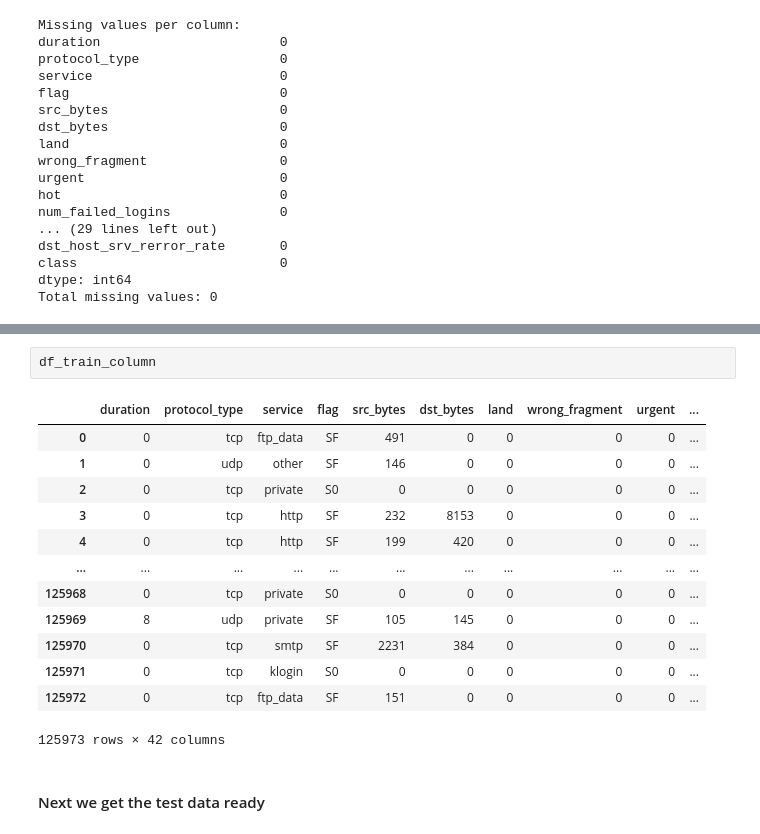
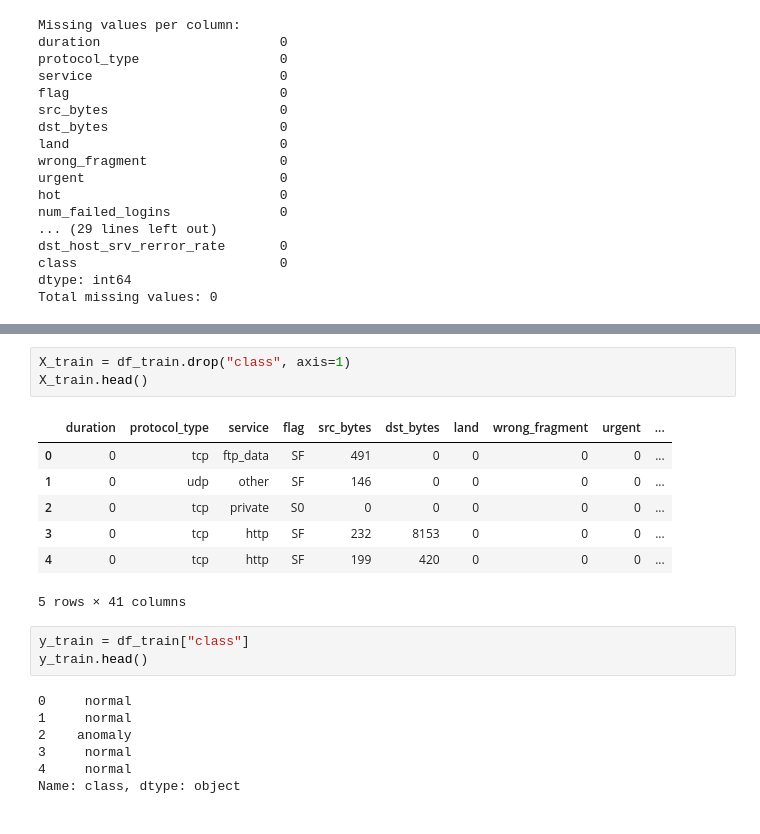
Before and after one commit to Sanjay617/security_ML, a Jupyter notebook: security-ML.ipynb, the cells around one changed output, grey strips where cells are left out. Cells and saved outputs as stored; diff of their text form.

```diff
--- a/security-ML.ipynb
+++ b/security-ML.ipynb
@@ -381,21 +303,24 @@ max     42908.00000  1.379964e+09  1.309937e+09       1.000000
 max                    1.000000
 
 [8 rows x 38 columns]
-# %%
-df_train_column
-# %% [output]
-|  | duration | protocol_type | service | flag | src_bytes | dst_bytes | land | wrong_fragment | urgent | ... |
-| 0 | 0 | tcp | ftp_data | SF | 491 | 0 | 0 | 0 | 0 | ... |
-| 1 | 0 | udp | other | SF | 146 | 0 | 0 | 0 | 0 | ... |
-| 2 | 0 | tcp | private | S0 | 0 | 0 | 0 | 0 | 0 | ... |
-| 3 | 0 | tcp | http | SF | 232 | 8153 | 0 | 0 | 0 | ... |
-| 4 | 0 | tcp | http | SF | 199 | 420 | 0 | 0 | 0 | ... |
-| ... | ... | ... | ... | ... | ... | ... | ... | ... | ... | ... |
-| 125968 | 0 | tcp | private | S0 | 0 | 0 | 0 | 0 | 0 | ... |
-| 125969 | 8 | udp | private | SF | 105 | 145 | 0 | 0 | 0 | ... |
-| 125970 | 0 | tcp | smtp | SF | 2231 | 384 | 0 | 0 | 0 | ... |
-| 125971 | 0 | tcp | klogin | S0 | 0 | 0 | 0 | 0 | 0 | ... |
-| 125972 | 0 | tcp | ftp_data | SF | 151 | 0 | 0 | 0 | 0 | ... |
-125973 rows × 42 columns
-# %% [markdown]
-#### Next we get the test data ready
+# %%
+X_train = df_train.drop("class", axis=1)
+X_train.head()
+# %% [output]
+|  | duration | protocol_type | service | flag | src_bytes | dst_bytes | land | wrong_fragment | urgent | ... |
+| 0 | 0 | tcp | ftp_data | SF | 491 | 0 | 0 | 0 | 0 | ... |
+| 1 | 0 | udp | other | SF | 146 | 0 | 0 | 0 | 0 | ... |
+| 2 | 0 | tcp | private | S0 | 0 | 0 | 0 | 0 | 0 | ... |
+| 3 | 0 | tcp | http | SF | 232 | 8153 | 0 | 0 | 0 | ... |
+| 4 | 0 | tcp | http | SF | 199 | 420 | 0 | 0 | 0 | ... |
+5 rows × 41 columns
+# %%
+y_train = df_train["class"]
+y_train.head()
+# %% [output]
+0     normal
+1     normal
+2    anomaly
+3     normal
+4     normal
+Name: class, dtype: object
```
Also changed, not shown: parts of 36 cells of this notebook.
